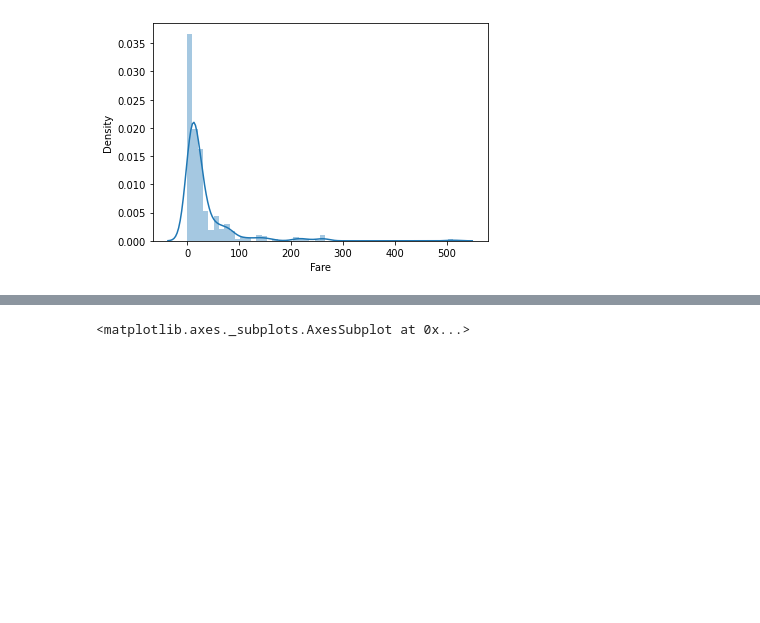
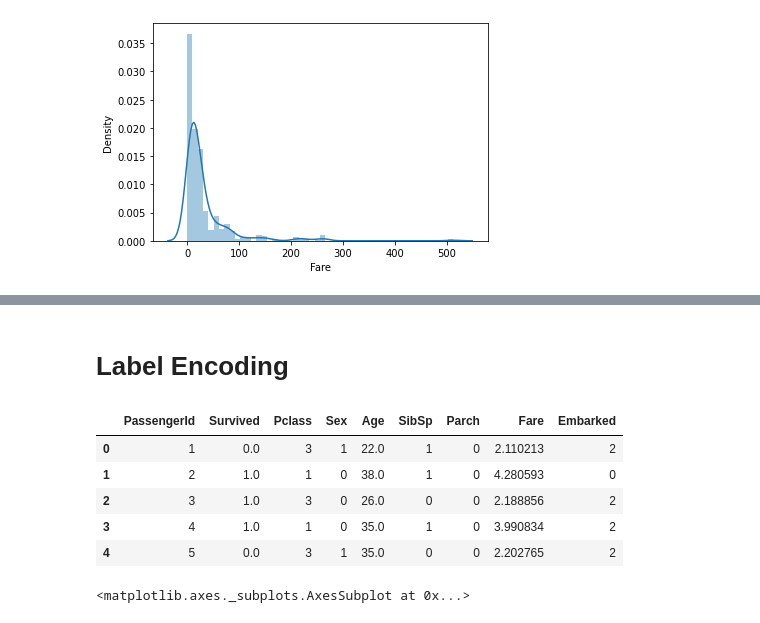
Before and after one commit to hirupiyumika/ML_Assignment2_IT18206524_IT18217414_IT18208368, a Jupyter notebook: Predict_survival_on_the_Titanic.ipynb, the cells around one changed output, grey strips where cells are left out. Cells and saved outputs as stored; diff of their text form; code cells hidden in the pictures; blank space fills up the shorter version.

Commit message:
Label encoding

```diff
--- a/Predict_survival_on_the_Titanic.ipynb
+++ b/Predict_survival_on_the_Titanic.ipynb
@@ -227,3 +239,20 @@ sns.distplot(df['Fare'])
+# %% [markdown]
+# Label Encoding
+# %%
+from sklearn.preprocessing import LabelEncoder
+cols = ['Sex', 'Embarked']
+le = LabelEncoder()
+
+for col in cols:
+    df[col] = le.fit_transform(df[col])
+df.head()
+# %% [output]
+|  | PassengerId | Survived | Pclass | Sex | Age | SibSp | Parch | Fare | Embarked |
+| 0 | 1 | 0.0 | 3 | 1 | 22.0 | 1 | 0 | 2.110213 | 2 |
+| 1 | 2 | 1.0 | 1 | 0 | 38.0 | 1 | 0 | 4.280593 | 0 |
+| 2 | 3 | 1.0 | 3 | 0 | 26.0 | 0 | 0 | 2.188856 | 2 |
+| 3 | 4 | 1.0 | 1 | 0 | 35.0 | 1 | 0 | 3.990834 | 2 |
+| 4 | 5 | 0.0 | 3 | 1 | 35.0 | 0 | 0 | 2.202765 | 2 |
 # %%
 df['Fare'] = np.log(df['Fare']+1)
 # %%
```
Also changed, not shown: parts of 9 cells of this notebook.
